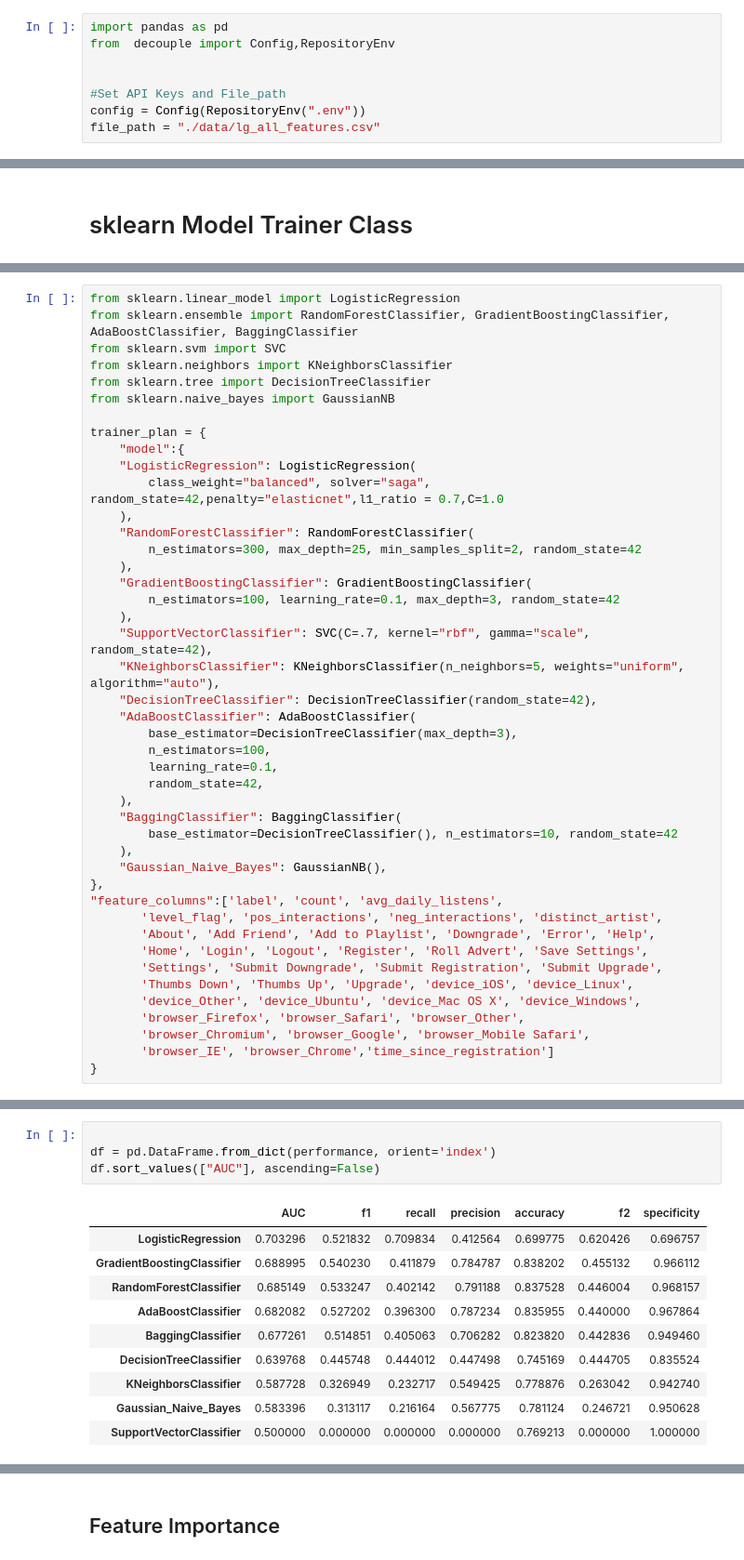
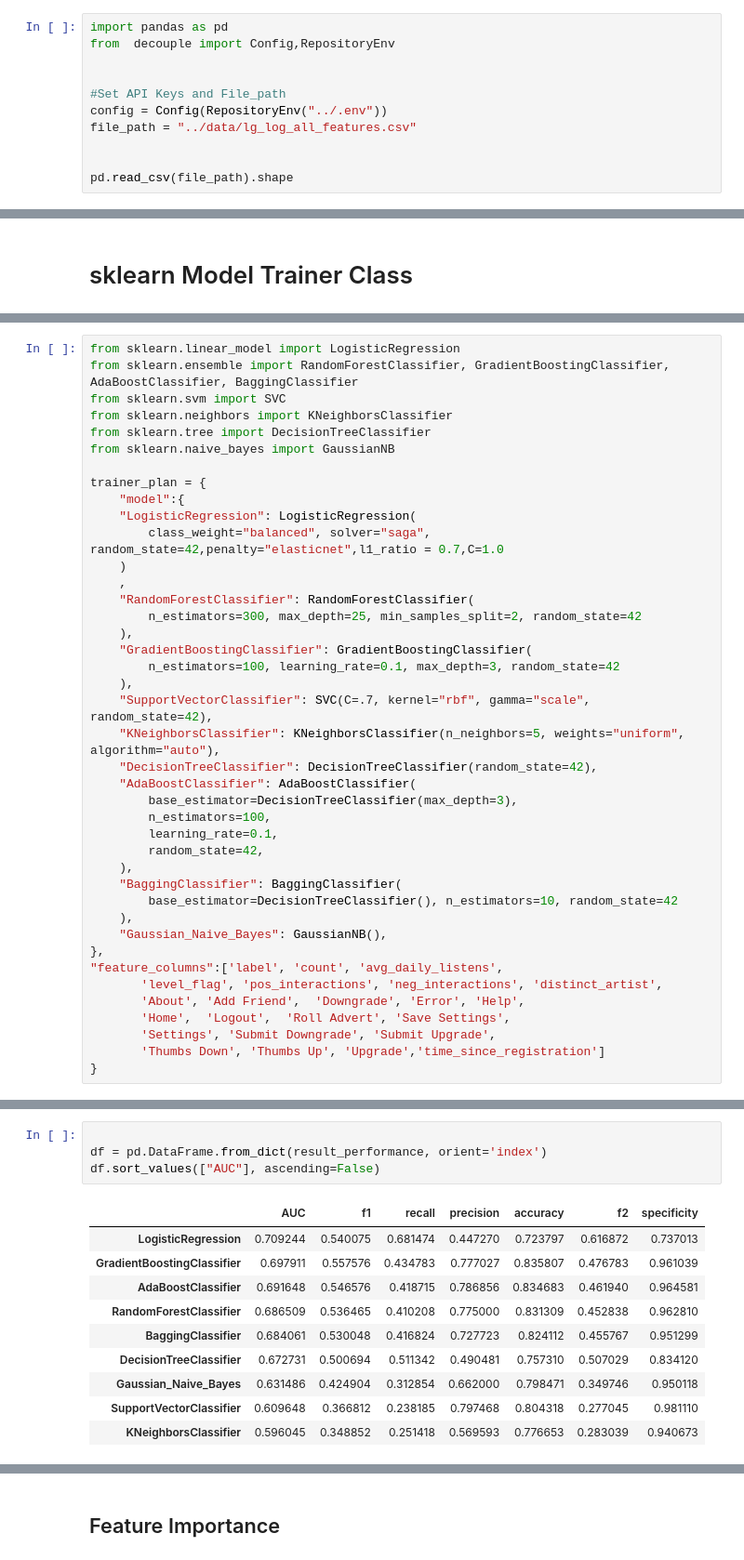
Before and after one commit to fletcherjacob/churn_project, a Jupyter notebook: model_testing/initial_training.ipynb, the cells around one changed output, grey strips where cells are left out. Shown at 93% size. Cells and saved outputs as stored; diff of their text form.

```diff
--- a/model_testing/initial_training.ipynb
+++ b/model_testing/initial_training.ipynb
@@ -4,5 +4,8 @@ from  decouple import Config,RepositoryEnv
 
 
 #Set API Keys and File_path
-config = Config(RepositoryEnv(".env"))
-file_path = "./data/lg_all_features.csv"
+config = Config(RepositoryEnv("../.env"))
+file_path = "../data/lg_log_all_features.csv"
+
+
+pd.read_csv(file_path).shape
@@ -196,7 +208,8 @@ trainer_plan = {
     "model":{
     "LogisticRegression": LogisticRegression(
         class_weight="balanced", solver="saga", random_state=42,penalty="elasticnet",l1_ratio = 0.7,C=1.0
-    ),
+    )
+    ,
     "RandomForestClassifier": RandomForestClassifier(
         n_estimators=300, max_depth=25, min_samples_split=2, random_state=42
     ),
@@ -219,12 +232,8 @@ trainer_plan = {
 },
 "feature_columns":['label', 'count', 'avg_daily_listens',
        'level_flag', 'pos_interactions', 'neg_interactions', 'distinct_artist',
-       'About', 'Add Friend', 'Add to Playlist', 'Downgrade', 'Error', 'Help',
-       'Home', 'Login', 'Logout', 'Register', 'Roll Advert', 'Save Settings',
-       'Settings', 'Submit Downgrade', 'Submit Registration', 'Submit Upgrade',
-       'Thumbs Down', 'Thumbs Up', 'Upgrade', 'device_iOS', 'device_Linux',
-       'device_Other', 'device_Ubuntu', 'device_Mac OS X', 'device_Windows',
-       'browser_Firefox', 'browser_Safari', 'browser_Other',
-       'browser_Chromium', 'browser_Google', 'browser_Mobile Safari',
-       'browser_IE', 'browser_Chrome','time_since_registration']
+       'About', 'Add Friend',  'Downgrade', 'Error', 'Help',
+       'Home',  'Logout',  'Roll Advert', 'Save Settings',
+       'Settings', 'Submit Downgrade', 'Submit Upgrade',
+       'Thumbs Down', 'Thumbs Up', 'Upgrade','time_since_registration']
 }
@@ -282,17 +317,17 @@ for rs_state_mod  in range(1):
 # %%
 
-df = pd.DataFrame.from_dict(performance, orient='index')
+df = pd.DataFrame.from_dict(result_performance, orient='index')
 df.sort_values(["AUC"], ascending=False)
 # %% [output]
 |  | AUC | f1 | recall | precision | accuracy | f2 | specificity |
-| LogisticRegression | 0.703296 | 0.521832 | 0.709834 | 0.412564 | 0.699775 | 0.620426 | 0.696757 |
-| GradientBoostingClassifier | 0.688995 | 0.540230 | 0.411879 | 0.784787 | 0.838202 | 0.455132 | 0.966112 |
-| RandomForestClassifier | 0.685149 | 0.533247 | 0.402142 | 0.791188 | 0.837528 | 0.446004 | 0.968157 |
-| AdaBoostClassifier | 0.682082 | 0.527202 | 0.396300 | 0.787234 | 0.835955 | 0.440000 | 0.967864 |
-| BaggingClassifier | 0.677261 | 0.514851 | 0.405063 | 0.706282 | 0.823820 | 0.442836 | 0.949460 |
-| DecisionTreeClassifier | 0.639768 | 0.445748 | 0.444012 | 0.447498 | 0.745169 | 0.444705 | 0.835524 |
-| KNeighborsClassifier | 0.587728 | 0.326949 | 0.232717 | 0.549425 | 0.778876 | 0.263042 | 0.942740 |
-| Gaussian_Naive_Bayes | 0.583396 | 0.313117 | 0.216164 | 0.567775 | 0.781124 | 0.246721 | 0.950628 |
-| SupportVectorClassifier | 0.500000 | 0.000000 | 0.000000 | 0.000000 | 0.769213 | 0.000000 | 1.000000 |
+| LogisticRegression | 0.709244 | 0.540075 | 0.681474 | 0.447270 | 0.723797 | 0.616872 | 0.737013 |
+| GradientBoostingClassifier | 0.697911 | 0.557576 | 0.434783 | 0.777027 | 0.835807 | 0.476783 | 0.961039 |
+| AdaBoostClassifier | 0.691648 | 0.546576 | 0.418715 | 0.786856 | 0.834683 | 0.461940 | 0.964581 |
+| RandomForestClassifier | 0.686509 | 0.536465 | 0.410208 | 0.775000 | 0.831309 | 0.452838 | 0.962810 |
+| BaggingClassifier | 0.684061 | 0.530048 | 0.416824 | 0.727723 | 0.824112 | 0.455767 | 0.951299 |
+| DecisionTreeClassifier | 0.672731 | 0.500694 | 0.511342 | 0.490481 | 0.757310 | 0.507029 | 0.834120 |
+| Gaussian_Naive_Bayes | 0.631486 | 0.424904 | 0.312854 | 0.662000 | 0.798471 | 0.349746 | 0.950118 |
+| SupportVectorClassifier | 0.609648 | 0.366812 | 0.238185 | 0.797468 | 0.804318 | 0.277045 | 0.981110 |
+| KNeighborsClassifier | 0.596045 | 0.348852 | 0.251418 | 0.569593 | 0.776653 | 0.283039 | 0.940673 |
 # %%
 
```
Also changed, not shown: parts of 10 cells of this notebook.
